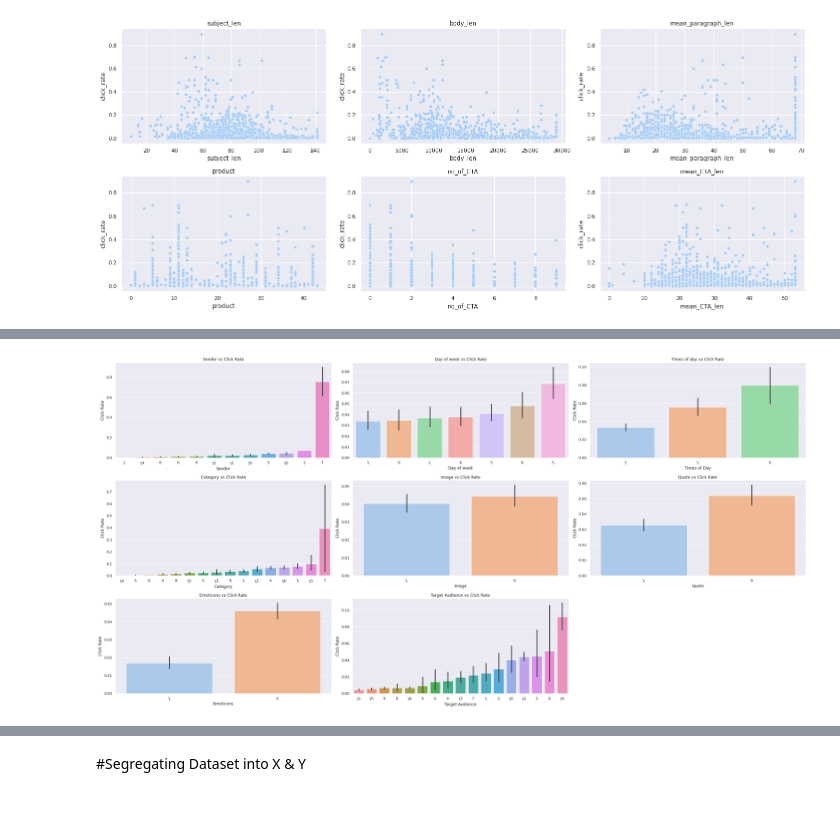
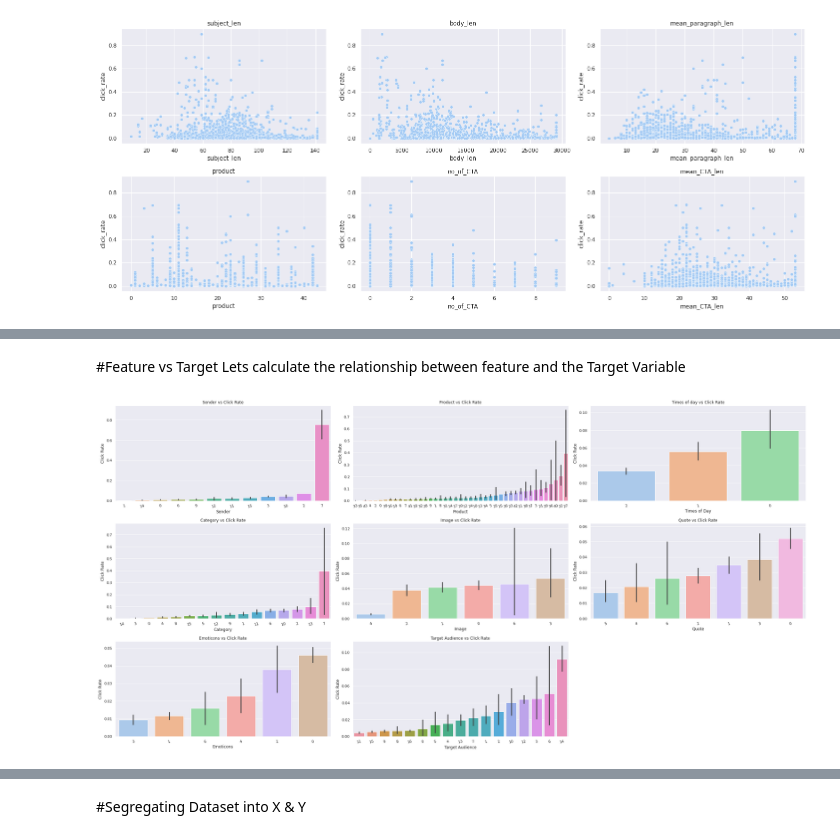
Before and after one commit to Jaiprakash91194/CTR_Email_Campaign, a Jupyter notebook: CTR_Email_Final_Submission_Code.ipynb, the cells around one changed output, grey strips where cells are left out. Drawn from its saved outputs; the diff is of its cells as text; code cells hidden in the pictures; blank space fills up the shorter version.

```diff
--- a/CTR_Email_Campaign.ipynb
+++ b/CTR_Email_Final_Submission_Code.ipynb
@@ -129,3 +153,6 @@ df['times_of_day'] = df['times_of_day'].map({"Evening": 2, "Noon": 1, "Morning":
+# %%
+df.drop("day_of_week", axis=1, inplace=True)
+qualitative_features.remove("day_of_week")
 # %%
 qualitative_features
 # %% [output]
@@ -189,9 +210,6 @@ df["is_price"].value_counts()
 Name: is_price, dtype: int64
 # %% [markdown]
 From above visualization, we see the values other an boolean values are negligible comparing to 0 and 1. Hence replacing the values greater than 1 into 1(As it represent true value for the data)
-# %%
-for feature in boolean_features:
-  df.loc[df[feature] > 1, feature] = 1
 # %%
 for feature in boolean_features:
   if len(df[feature].unique()) > 2:
@@ -392,0 +409,4 @@ plt.show()
+# %%
+df['tmp'] = np.power(df['product'], 3)
+sns.lineplot(df['tmp'],df['click_rate'])
+df[['tmp','click_rate']].corr()
@@ -409,16 +435,19 @@ Feature: is_emoticons has 2 classes --> [0, 1]
 Feature: is_discount has 2 classes --> [0, 1]
 Feature: is_urgency has 2 classes --> [0, 1]
 Feature: target_audience has 17 classes --> [0, 1, 2, 3, 4, 5, 6, 7, 8, 9, 10, 11, 12, 13, 14, 15, 16]
+# %% [markdown]
+#Feature vs Target
+Lets calculate the relationship between feature and the Target Variable
 # %%
 #orders for all the barplots in ascending order
 sender = df.groupby('sender')['click_rate'].mean().reset_index().sort_values('click_rate')['sender']
-day_of_week = df.groupby('day_of_week')['click_rate'].mean().reset_index().sort_values('click_rate')['day_of_week']
 times_of_day = df.groupby('times_of_day')['click_rate'].mean().reset_index().sort_values('click_rate')['times_of_day']
 category = df.groupby('category')['click_rate'].mean().reset_index().sort_values('click_rate')['category']
 is_image = df.groupby('is_image')['click_rate'].mean().reset_index().sort_values('click_rate')['is_image']
 is_quote = df.groupby('is_quote')['click_rate'].mean().reset_index().sort_values('click_rate')['is_quote']
 is_image = df.groupby('is_image')['click_rate'].mean().reset_index().sort_values('click_rate')['is_image']
 is_emoticons = df.groupby('is_emoticons')['click_rate'].mean().reset_index().sort_values('click_rate')['is_emoticons']
+product = df.groupby('product')['click_rate'].mean().reset_index().sort_values('click_rate')['product']
 target_audience = df.groupby('target_audience')['click_rate'].mean().reset_index().sort_values('click_rate')['target_audience']
 # %%
 #plotting count plots for all the categorical columns
@@ -434,11 +463,11 @@ plt.ylabel('Click Rate')
 plt.title('Sender vs Click Rate')
 
 plt.subplot(332)
-sns.barplot(df['day_of_week'],df['click_rate'],order=day_of_week)
+sns.barplot(df['product'],df['click_rate'],order=product)
 plt.xticks(rotation=15)
-plt.xlabel('Day of week')
+plt.xlabel('Product')
 plt.ylabel('Click Rate')
-plt.title('Day of week vs Click Rate')
+plt.title('Product vs Click Rate')
 
 plt.subplot(333)
 sns.barplot(df['times_of_day'],df['click_rate'],order=times_of_day)
@@ -459,32 +488,32 @@ sns.barplot(df['is_image'],df['click_rate'],order=is_image)
 plt.xticks(rotation=15)
 plt.xlabel('Image')
 plt.ylabel('Click Rate')
 plt.title('Image vs Click Rate')
 
 plt.subplot(336)
 sns.barplot(df['is_quote'],df['click_rate'],order=is_quote)
 plt.xticks(rotation=15)
 plt.xlabel('Quote')
 plt.ylabel('Click Rate')
 plt.title('Quote vs Click Rate')
 
 plt.subplot(337)
 sns.barplot(df['is_emoticons'],df['click_rate'],order=is_emoticons)
 plt.xticks(rotation=15)
 plt.xlabel('Emoticons')
 plt.ylabel('Click Rate')
 plt.title('Emoticons vs Click Rate')
 
 plt.subplot(338)
 sns.barplot(df['target_audience'],df['click_rate'],order=target_audience)
 plt.xticks(rotation=15)
 plt.xlabel('Target Audience')
 plt.ylabel('Click Rate')
 plt.title('Target Audience vs Click Rate')
 
 
 plt.tight_layout()
 plt.show()
 # %% [output]
-[figure, old version]
+[figure, new version]
 # %%
```
Also changed, not shown: parts of 71 cells of this notebook, 5 other files.
